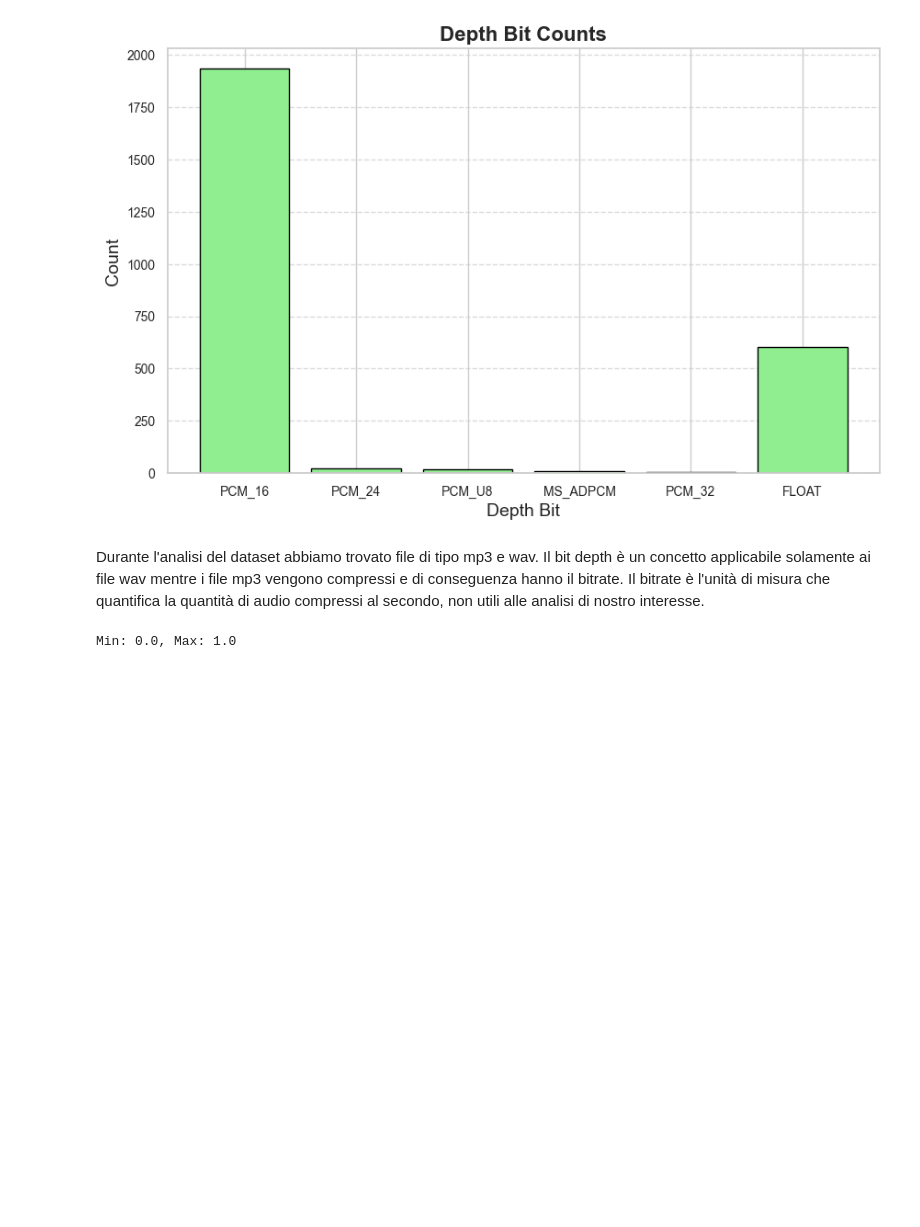
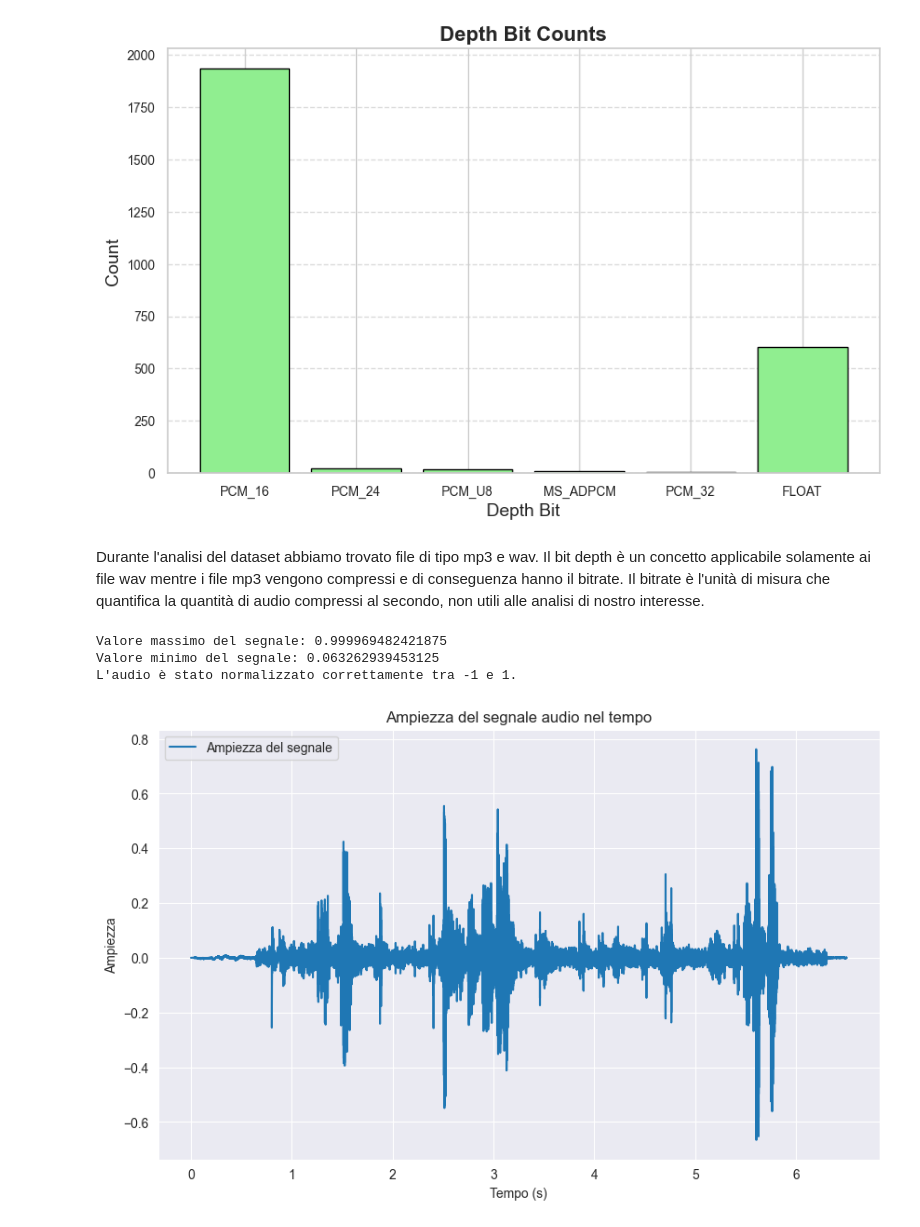
Before and after one commit to antoniopisu/UnderwaterSoundClassification, a Jupyter notebook: dataAnalisys.ipynb, the cells around one changed output. Cells and saved outputs as stored; diff of their text form; code cells hidden in the pictures; blank space fills up the shorter version.

Commit message:
Aggiornamento per la normalizzazione

```diff
--- a/dataAnalisys.ipynb
+++ b/dataAnalisys.ipynb
@@ -333,18 +333,3 @@ plt.show()
 [figure]
 # %% [markdown]
 Durante l'analisi del dataset abbiamo trovato file di tipo mp3 e wav. Il bit depth è un concetto applicabile solamente ai file wav mentre i file mp3 vengono compressi e di conseguenza hanno il bitrate. Il bitrate è l'unità di misura che quantifica la quantità di audio compressi al secondo, non utili alle analisi di nostro interesse.
-# %%
-import librosa
-import numpy as np
-
-# Carica il file audio
-file_path = 'dataset_2/Target/Passengership/20160506d-3_3.wav'
-audio, sr = librosa.load(file_path, sr=None)
-
-# Normalizza l'audio tra 0 e 1
-normalized_audio = (audio - np.min(audio)) / (np.max(audio) - np.min(audio))
-
-# Verifica che i valori siano compresi tra 0 e 1
-print(f"Min: {np.min(normalized_audio)}, Max: {np.max(normalized_audio)}")
-# %% [output]
-Min: 0.0, Max: 1.0
@@ -350,0 +359,61 @@ Min: 0.0, Max: 1.0
+# %%
+import numpy as np
+import librosa
+
+def check_normalization(file):
+    # Carica il file audio
+    audio_data, _ = librosa.load(file, sr=None)
+
+    # Trova i valori massimo e minimo del segnale audio
+    max_val = np.max(audio_data)
+    min_val = np.min(audio_data)
+
+    # Stampa i risultati
+    print(f"Valore massimo del segnale: {max_val}")
+    print(f"Valore minimo del segnale: {min_val}")
+
+    # Controlla se il segnale è normalizzato
+    if -1 <= min_val <= 1 and -1 <= max_val <= 1:
+        print("L'audio è stato normalizzato correttamente tra -1 e 1.")
+    elif 0 <= min_val <= 1 and 0 <= max_val <= 1:
+        print("L'audio è stato normalizzato correttamente tra 0 e 1.")
+    else:
+        print("L'audio non è stato normalizzato correttamente.")
+
+# Esempio di utilizzo
+normalized_file = 'NuovoDataset/normalized_audio.wav'
+#normalized_file = 'dataset_1/Target/Acoustic Harassment Devices/AHD_Airmar.wav'
+
+check_normalization(normalized_file)
+# %% [output]
+Valore massimo del segnale: 0.999969482421875
+Valore minimo del segnale: 0.063262939453125
+L'audio è stato normalizzato correttamente tra -1 e 1.
+# %%
+import librosa
+import numpy as np
+import matplotlib.pyplot as plt
+
+def plot_amplitude(file_path):
+    # Carica l'audio con librosa
+    y, sr = librosa.load(file_path, sr=None)
+
+    # Genera i tempi corrispondenti ai campioni
+    times = np.arange(len(y)) / sr
+
+    # Crea il grafico dell'ampiezza
+    plt.figure(figsize=(10, 6))
+    plt.plot(times, y, label='Ampiezza del segnale')
+    plt.xlabel('Tempo (s)')
+    plt.ylabel('Ampiezza')
+    plt.title('Ampiezza del segnale audio nel tempo')
+    plt.grid(True)
+    plt.legend()
+    plt.show()
+
+# Esempio di utilizzo
+
+file_path = "dataset_1/Target/Acoustic Harassment Devices/AHD_Airmar.wav"
+plot_amplitude(file_path)
+# %% [output]
+[figure, added]
```
Also changed, not shown: parts of 2 cells of this notebook, 1 other file.
